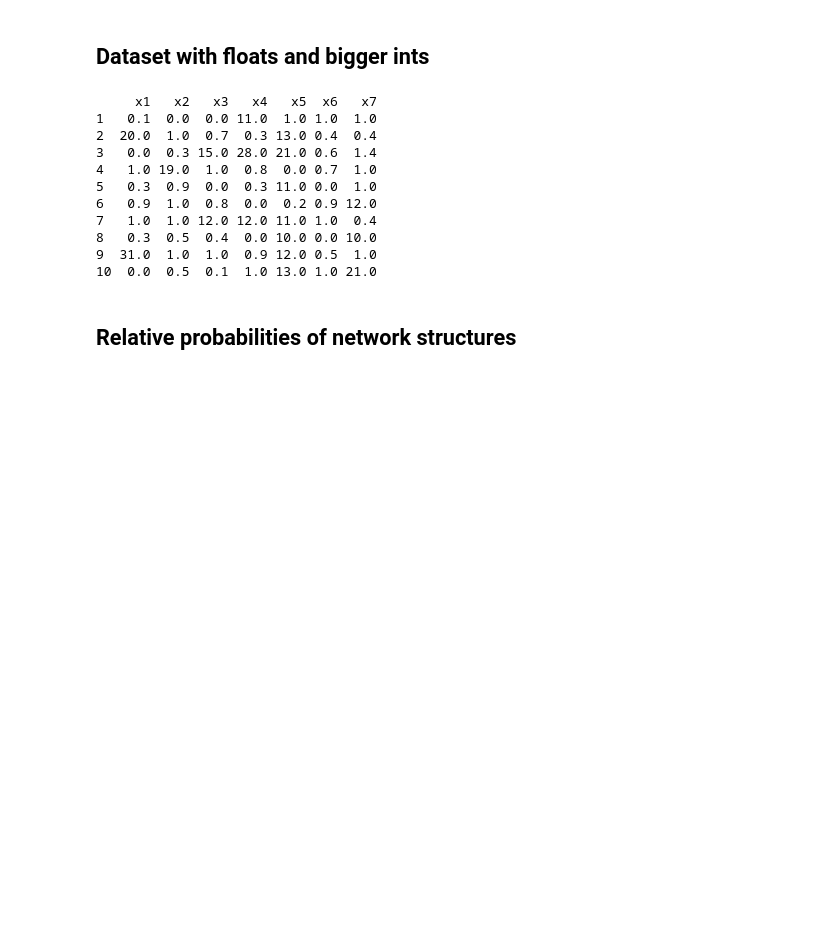
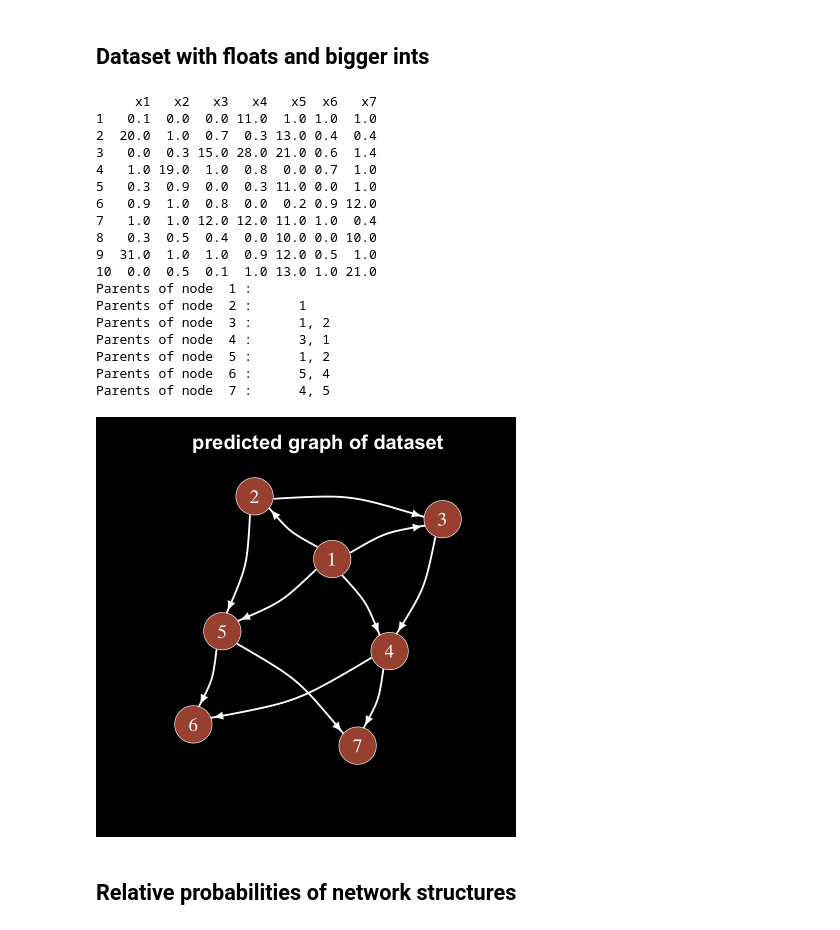
Before and after one commit to ElHuaco/Bayesian-topology, a Jupyter notebook: src/k2.ipynb, the cells around one changed output. Saved outputs shown, nothing was run; the diff lists cells and outputs as text; code cells hidden in the pictures; blank space fills up the shorter version.

```diff
--- a/src/k2.ipynb
+++ b/src/k2.ipynb
@@ -87,27 +87,35 @@ ERROR: Error in data.frame(source, target): arguments imply differing number of
 # %%
 x1 <- c(0.1,20,0,1,0.3,0.9,1,0.3,31,0)
 x2 <- c(0,1,0.3,19,0.9,1,1,0.5,1,0.5)
 x3<- c(0,0.7,15,1,0,0.8,12,0.4,1,0.1)
 x4<- c(11,0.3,28,0.8,0.3,0,12,0,0.9,1)
 x5<- c(1,13,21,0,11,0.2,11,10,12,13)
 x6<- c(1,0.4,0.6,0.7,0,0.9,1,0,0.5,1)
 x7<- c(1,0.4,1.4,1,1,12,0.4,10,1,21)
 D <- data.frame(x1, x2, x3, x4, x5, x6, x7)
 print(D)
-results <- k2(c(1,2,3,4,5,6,7), 2, D, print_result = TRUE)
-plot_graph(results[1])
+results <- k2(c(1,2,3,4,5,6,7), 2, D)
+plot_graph(results[[1]])
 # %% [output]
      x1   x2   x3   x4   x5  x6   x7
 1   0.1  0.0  0.0 11.0  1.0 1.0  1.0
 2  20.0  1.0  0.7  0.3 13.0 0.4  0.4
 3   0.0  0.3 15.0 28.0 21.0 0.6  1.4
 4   1.0 19.0  1.0  0.8  0.0 0.7  1.0
 5   0.3  0.9  0.0  0.3 11.0 0.0  1.0
 6   0.9  1.0  0.8  0.0  0.2 0.9 12.0
 7   1.0  1.0 12.0 12.0 11.0 1.0  0.4
 8   0.3  0.5  0.4  0.0 10.0 0.0 10.0
 9  31.0  1.0  1.0  0.9 12.0 0.5  1.0
 10  0.0  0.5  0.1  1.0 13.0 1.0 21.0
+Parents of node  1 :
+Parents of node  2 :      1
+Parents of node  3 :      1, 2
+Parents of node  4 :      3, 1
+Parents of node  5 :      1, 2
+Parents of node  6 :      5, 4
+Parents of node  7 :      4, 5
+[figure, added]
 # %% [markdown]
 ## Relative probabilities of network structures
 # %%
```
Also changed, not shown: parts of 9 cells of this notebook, 4 other files.
